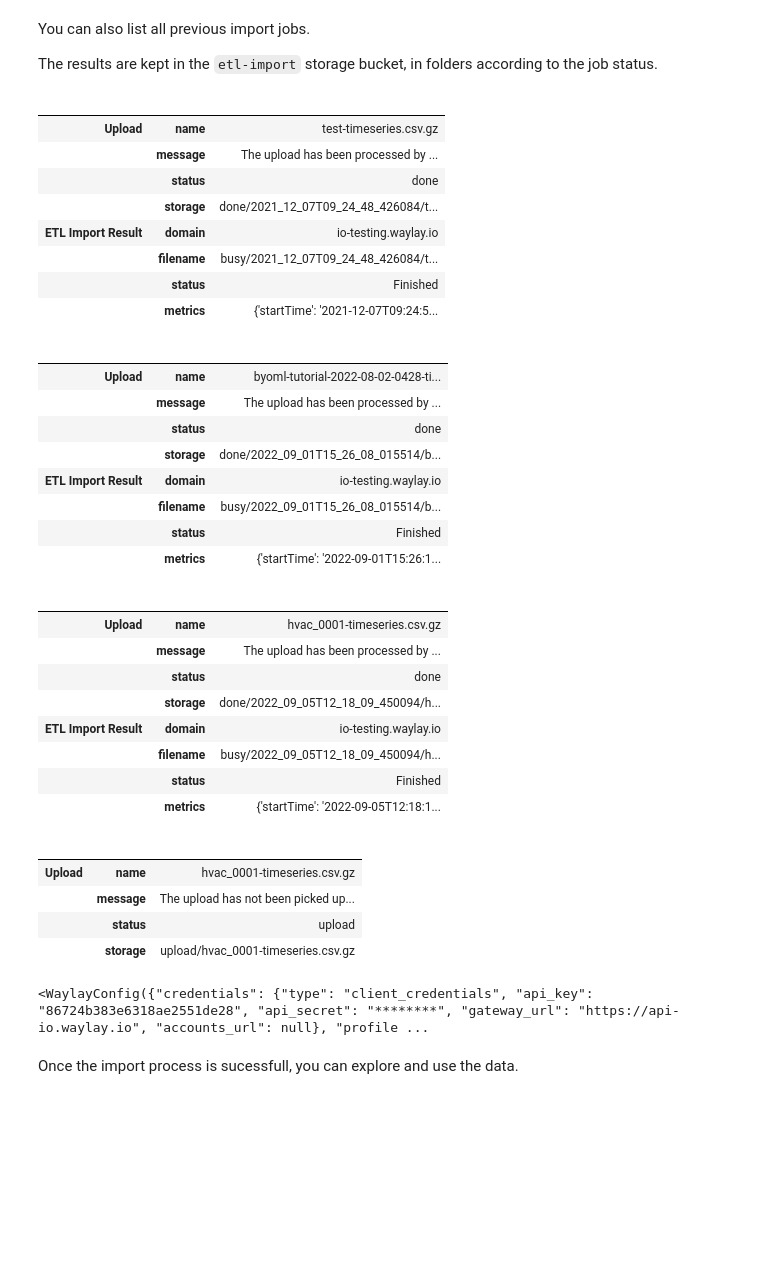
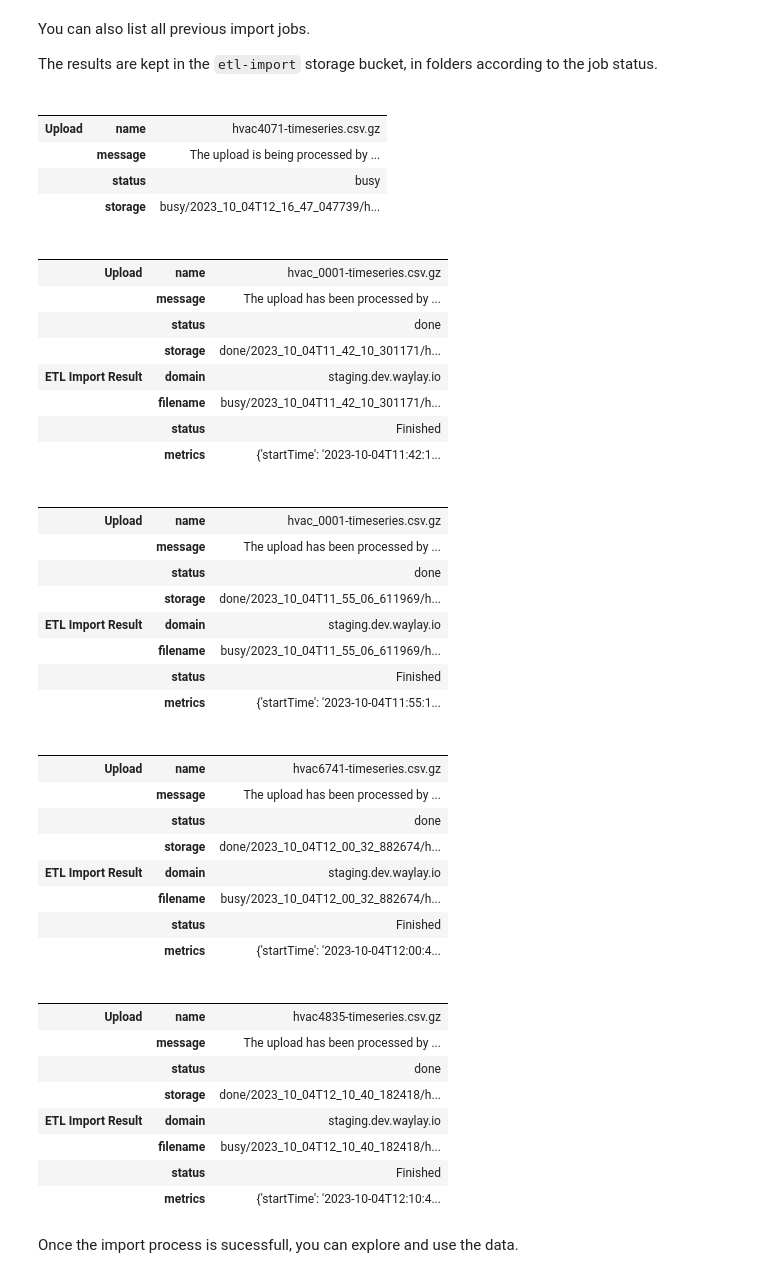
Before and after one commit to waylayio/demo-general, a Jupyter notebook: python-sdk/etl_import/A simple ETL timeseries import.ipynb, the cells around one changed output. Drawn from its saved outputs; the diff is of its cells as text; code cells hidden in the pictures; blank space fills up the shorter version.

Commit message:
fix: add workaround for etl_import.check_import
See https://waylay.atlassian.net/browse/WPPM-826

```diff
--- a/python-sdk/etl_import/A simple ETL timeseries import.ipynb
+++ b/python-sdk/etl_import/A simple ETL timeseries import.ipynb
@@ -118,49 +157,55 @@ You can also list all previous import jobs.
 
 The results are kept in the `etl-import` storage bucket, in folders according to the job status.
 # %%
-for import_job in etl_tool.list_import():
+for import_job in etl_tool.list_import(name_filter='hvac'):
     display(HTML(import_job.to_html()))
 # %% [output]
 |  |  |  |
 |  |  |  |
-| Upload | name | test-timeseries.csv.gz |
-|  | message | The upload has been processed by ... |
-|  | status | done |
-|  | storage | done/2021_12_07T09_24_48_426084/t... |
-| ETL Import Result | domain | io-testing.waylay.io |
-|  | filename | busy/2021_12_07T09_24_48_426084/t... |
-|  | status | Finished |
-|  | metrics | {'startTime': '2021-12-07T09:24:5... |
+| Upload | name | hvac4071-timeseries.csv.gz |
+|  | message | The upload is being processed by ... |
+|  | status | busy |
+|  | storage | busy/2023_10_04T12_16_47_047739/h... |
 |  |  |  |
 |  |  |  |
-| Upload | name | byoml-tutorial-2022-08-02-0428-ti... |
+| Upload | name | hvac_0001-timeseries.csv.gz |
 |  | message | The upload has been processed by ... |
 |  | status | done |
-|  | storage | done/2022_09_01T15_26_08_015514/b... |
-| ETL Import Result | domain | io-testing.waylay.io |
-|  | filename | busy/2022_09_01T15_26_08_015514/b... |
+|  | storage | done/2023_10_04T11_42_10_301171/h... |
+| ETL Import Result | domain | staging.dev.waylay.io |
+|  | filename | busy/2023_10_04T11_42_10_301171/h... |
 |  | status | Finished |
-|  | metrics | {'startTime': '2022-09-01T15:26:1... |
+|  | metrics | {'startTime': '2023-10-04T11:42:1... |
 |  |  |  |
 |  |  |  |
 | Upload | name | hvac_0001-timeseries.csv.gz |
 |  | message | The upload has been processed by ... |
 |  | status | done |
-|  | storage | done/2022_09_05T12_18_09_450094/h... |
-| ETL Import Result | domain | io-testing.waylay.io |
-|  | filename | busy/2022_09_05T12_18_09_450094/h... |
+|  | storage | done/2023_10_04T11_55_06_611969/h... |
+| ETL Import Result | domain | staging.dev.waylay.io |
+|  | filename | busy/2023_10_04T11_55_06_611969/h... |
 |  | status | Finished |
-|  | metrics | {'startTime': '2022-09-05T12:18:1... |
+|  | metrics | {'startTime': '2023-10-04T11:55:1... |
 |  |  |  |
 |  |  |  |
-| Upload | name | hvac_0001-timeseries.csv.gz |
-|  | message | The upload has not been picked up... |
-|  | status | upload |
-|  | storage | upload/hvac_0001-timeseries.csv.gz |
+| Upload | name | hvac6741-timeseries.csv.gz |
+|  | message | The upload has been processed by ... |
+|  | status | done |
+|  | storage | done/2023_10_04T12_00_32_882674/h... |
+| ETL Import Result | domain | staging.dev.waylay.io |
+|  | filename | busy/2023_10_04T12_00_32_882674/h... |
+|  | status | Finished |
+|  | metrics | {'startTime': '2023-10-04T12:00:4... |
+|  |  |  |
+|  |  |  |
+| Upload | name | hvac4835-timeseries.csv.gz |
+|  | message | The upload has been processed by ... |
+|  | status | done |
+|  | storage | done/2023_10_04T12_10_40_182418/h... |
+| ETL Import Result | domain | staging.dev.waylay.io |
+|  | filename | busy/2023_10_04T12_10_40_182418/h... |
+|  | status | Finished |
+|  | metrics | {'startTime': '2023-10-04T12:10:4... |
-# %%
-waylay_client.config
-# %% [output]
-<WaylayConfig({"credentials": {"type": "client_credentials", "api_key": "86724b383e6318ae2551de28", "api_secret": "********", "gateway_url": "https://api-io.waylay.io", "accounts_url": null}, "profile ...
 # %% [markdown]
 Once the import process is sucessfull, you can explore and use the data.
 # %% [markdown]
```
Also changed, not shown: parts of 27 cells of this notebook.
